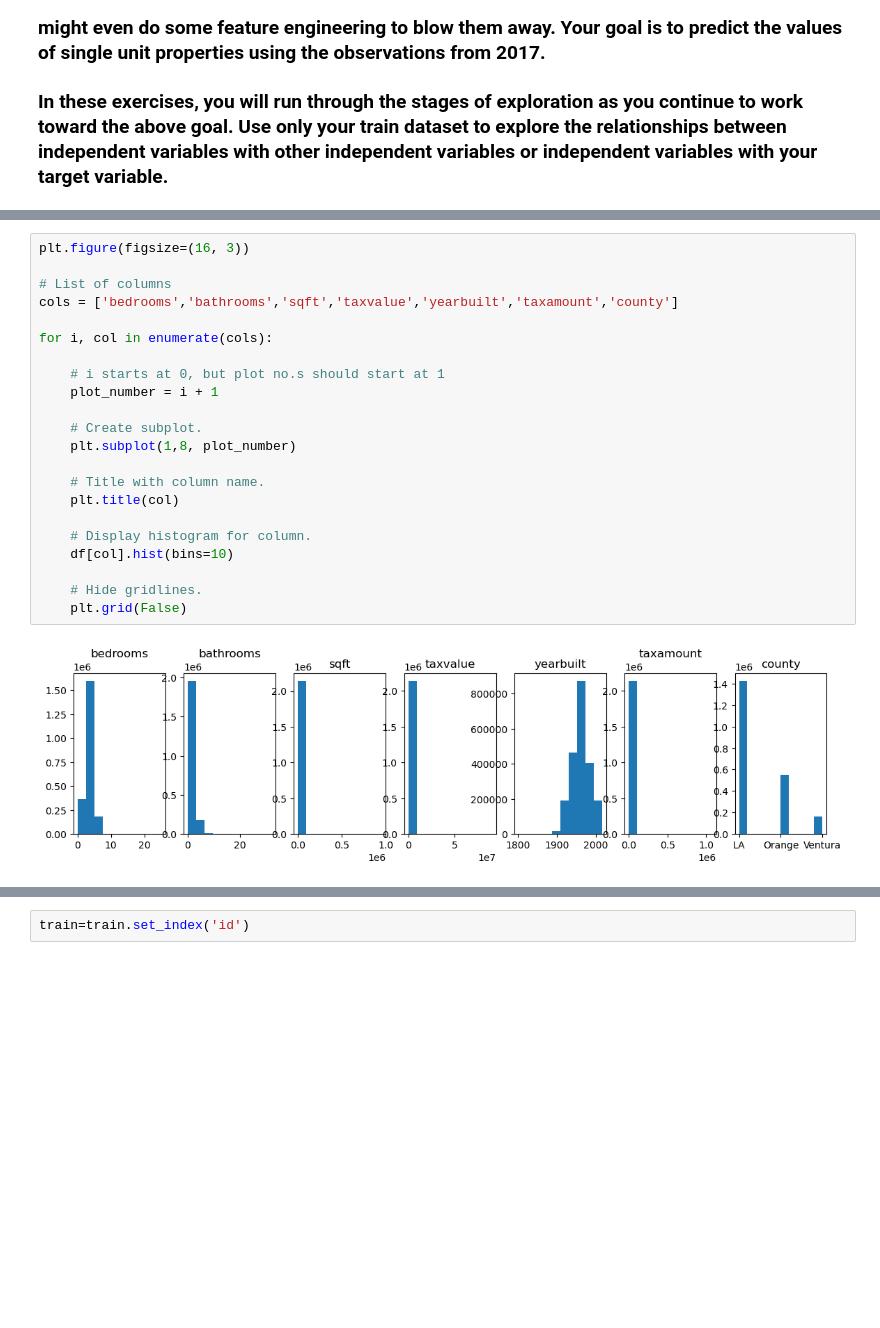
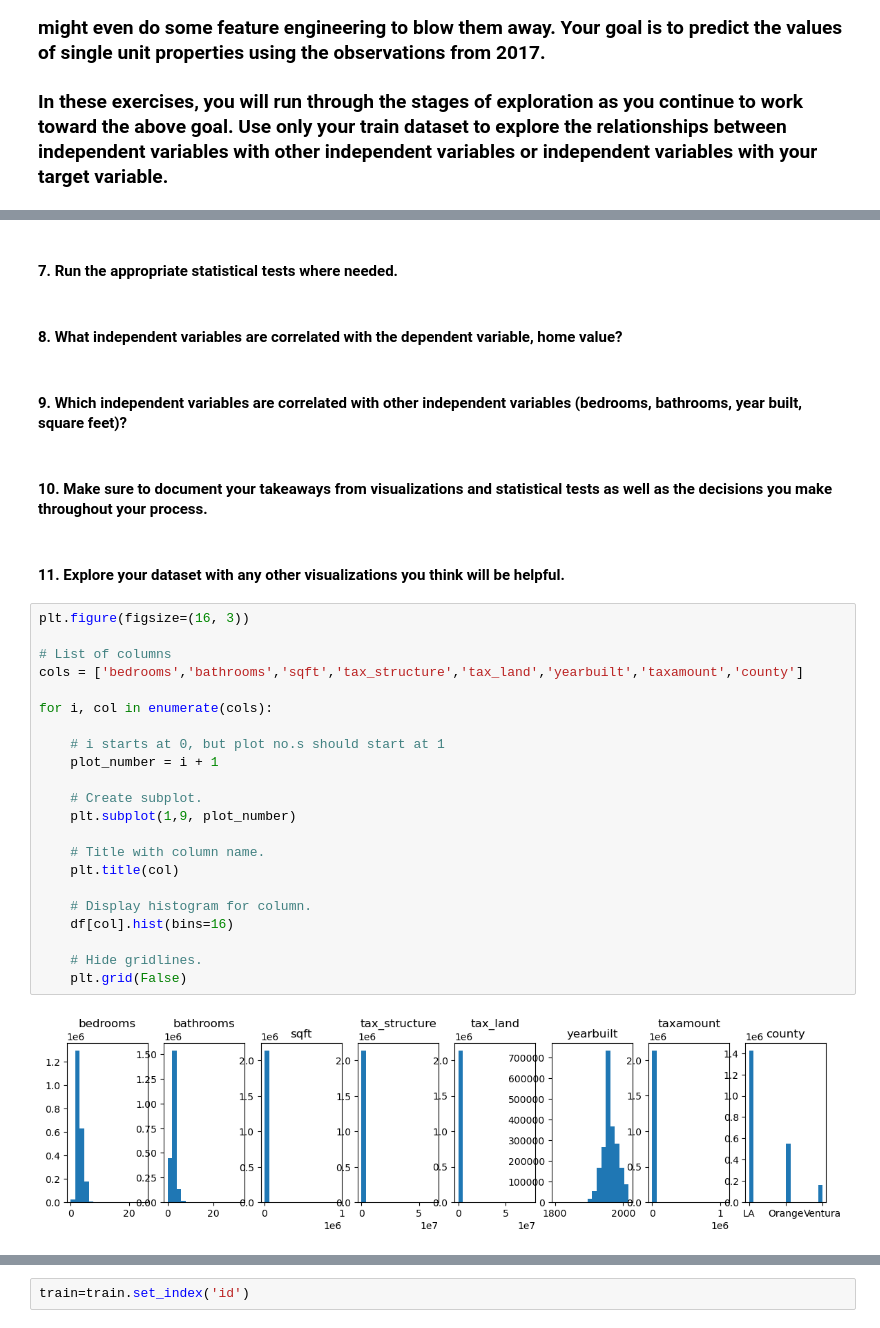
Before and after one commit to Segura-Jorge/regression-exercises, a Jupyter notebook: explore.ipynb, the cells around one changed output, grey strips where cells are left out. Saved outputs shown, nothing was run; the diff lists cells and outputs as text; blank space fills up the shorter version.

```diff
--- a/explore.ipynb
+++ b/explore.ipynb
@@ -40,27 +55,37 @@ df.head()
+# %% [markdown]
+#### 7. Run the appropriate statistical tests where needed.
+# %% [markdown]
+#### 8. What independent variables are correlated with the dependent variable, home value?
+# %% [markdown]
+#### 9. Which independent variables are correlated with other independent variables (bedrooms, bathrooms, year built, square feet)?
+# %% [markdown]
+#### 10. Make sure to document your takeaways from visualizations and statistical tests as well as the decisions you make throughout your process.
+# %% [markdown]
+#### 11. Explore your dataset with any other visualizations you think will be helpful.
 # %%
 plt.figure(figsize=(16, 3))
 
 # List of columns
-cols = ['bedrooms','bathrooms','sqft','taxvalue','yearbuilt','taxamount','county']
+cols = ['bedrooms','bathrooms','sqft','tax_structure','tax_land','yearbuilt','taxamount','county']
 
 for i, col in enumerate(cols):
 
     # i starts at 0, but plot no.s should start at 1
     plot_number = i + 1
 
     # Create subplot.
-    plt.subplot(1,8, plot_number)
+    plt.subplot(1,9, plot_number)
 
     # Title with column name.
     plt.title(col)
 
     # Display histogram for column.
-    df[col].hist(bins=10)
+    df[col].hist(bins=16)
 
     # Hide gridlines.
     plt.grid(False)
 # %% [output]
-[figure, old version]
+[figure, new version]
 # %%
 # split the data
 
```
Also changed, not shown: parts of 39 cells of this notebook, 3 other files.
